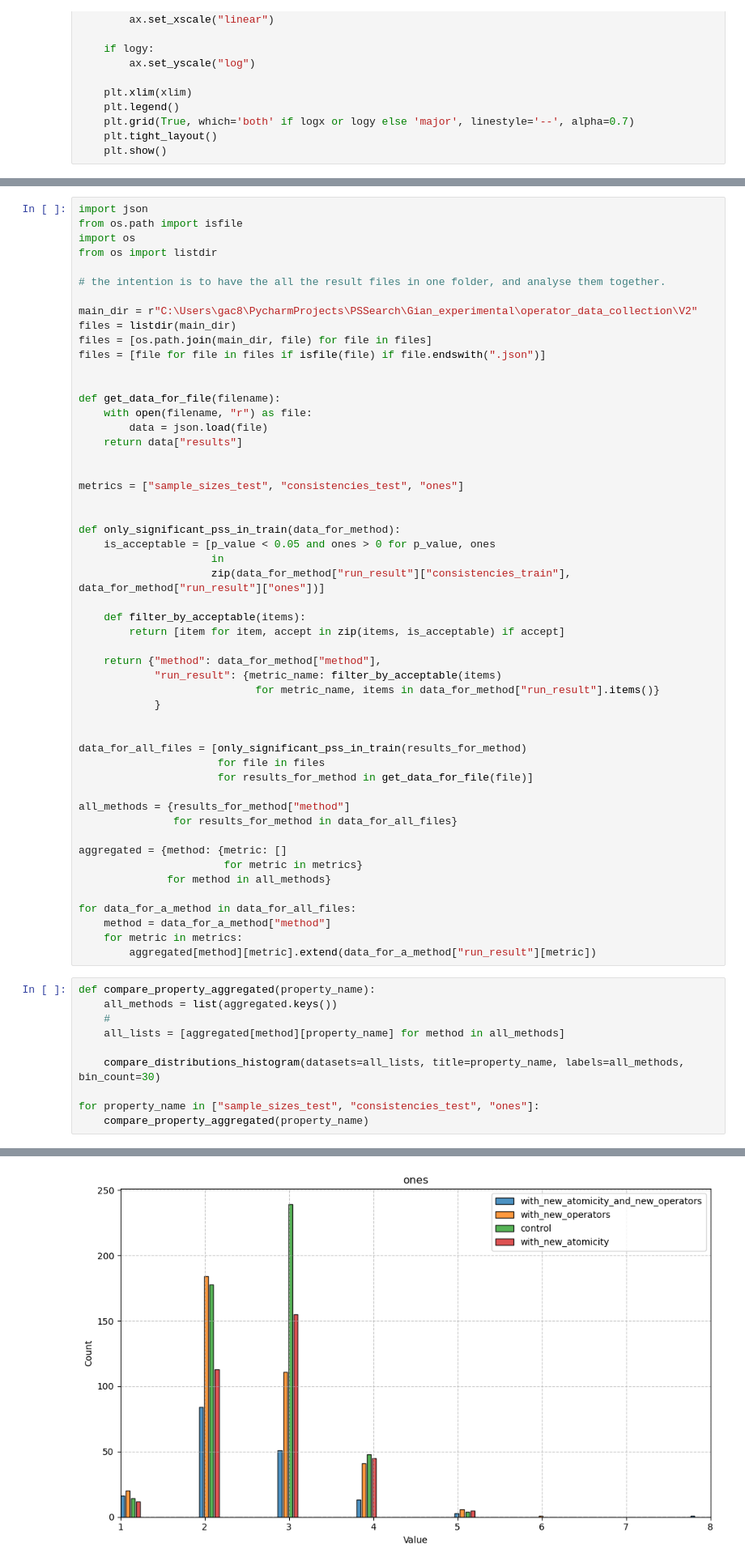
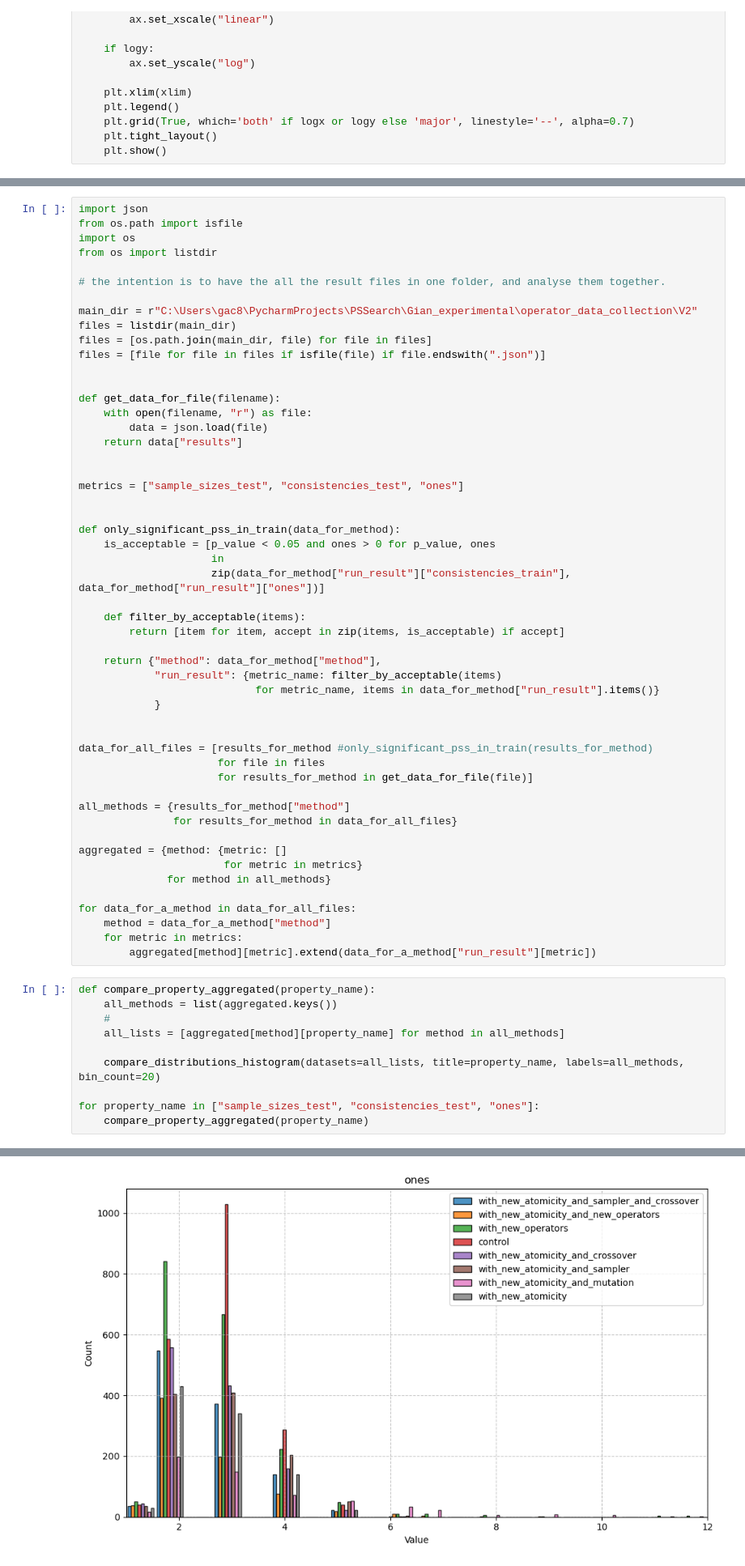
Before and after one commit to Giancarlo-Catalano/PSSearch, a Jupyter notebook: Gian_experimental/process_data.ipynb, the cells around one changed output, grey strips where cells are left out. Shown: that part at 81% size. Cells and saved outputs as stored; diff of their text form.

```diff
--- a/Gian_experimental/process_data.ipynb
+++ b/Gian_experimental/process_data.ipynb
@@ -163,7 +165,7 @@ def only_significant_pss_in_train(data_for_method):
             }
 
 
-data_for_all_files = [only_significant_pss_in_train(results_for_method)
+data_for_all_files = [results_for_method #only_significant_pss_in_train(results_for_method)
                       for file in files
                       for results_for_method in get_data_for_file(file)]
 
@@ -184,7 +186,7 @@ def compare_property_aggregated(property_name):
     #
     all_lists = [aggregated[method][property_name] for method in all_methods]
 
-    compare_distributions_histogram(datasets=all_lists, title=property_name, labels=all_methods, bin_count=30)
+    compare_distributions_histogram(datasets=all_lists, title=property_name, labels=all_methods, bin_count=20)
 
 for property_name in ["sample_sizes_test", "consistencies_test", "ones"]:
     compare_property_aggregated(property_name)
@@ -194 +196 @@ for property_name in ["sample_sizes_test", "consistencies_test", "ones"]:
-[figure, old version]
+[figure, new version]
```
Also changed, not shown: parts of 6 cells of this notebook, 4 other files.
